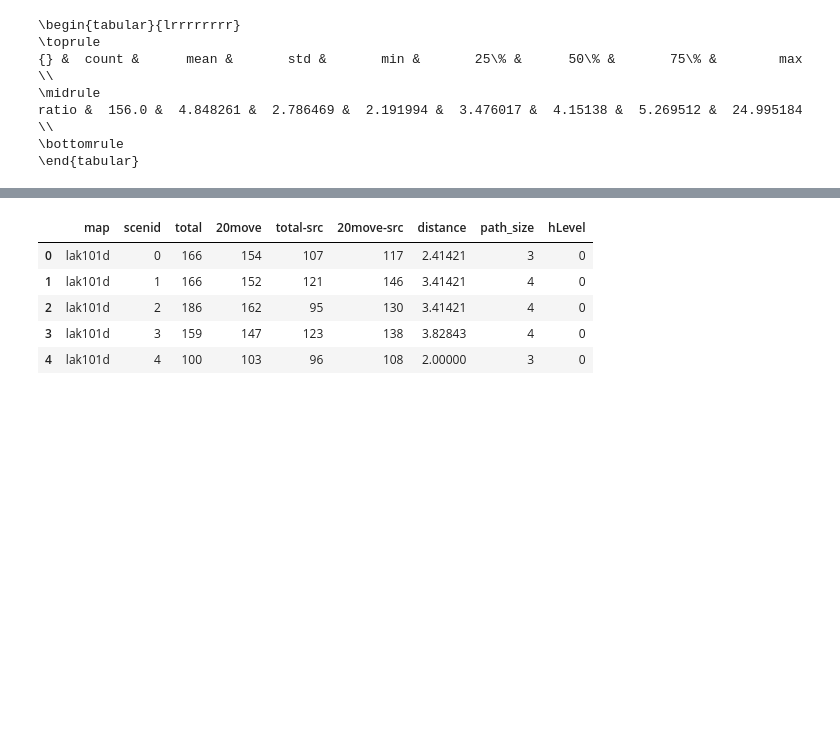
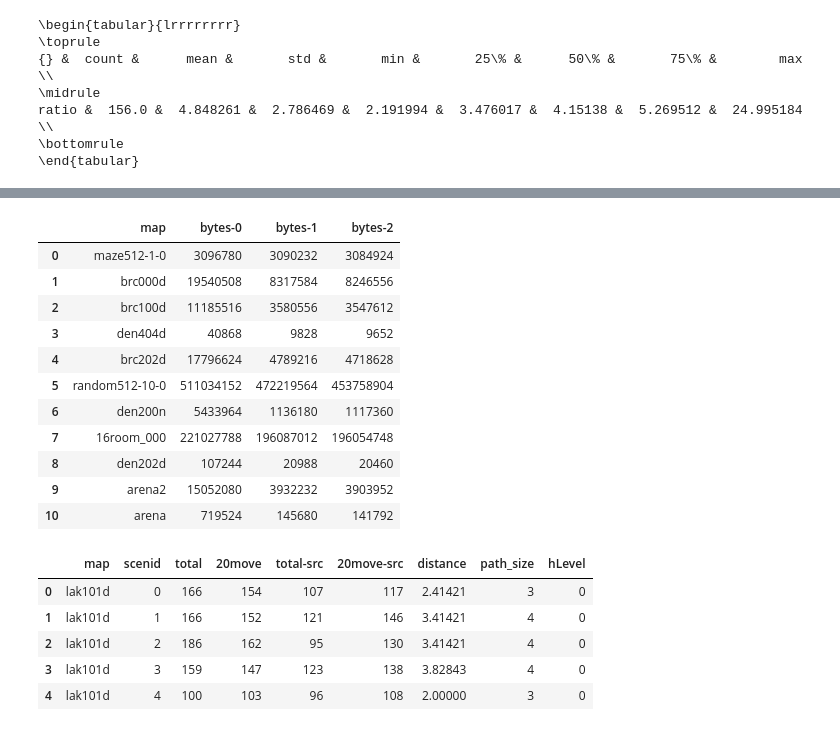
Before and after one commit to eggeek/CPD-Hsymbol-Wildcard, a Jupyter notebook: shizhe/analysis/experiment.ipynb, the cells around one changed output, grey strips where cells are left out. Cells and saved outputs as stored; diff of their text form; code cells hidden in the pictures; blank space fills up the shorter version.

```diff
--- a/shizhe/analysis/experiment.ipynb
+++ b/shizhe/analysis/experiment.ipynb
@@ -69,0 +53,17 @@ max   &   24.995184 \\
+# %%
+df_size = pd.read_csv(open('size_part.txt'))
+# %%
+df0 = df_size[df_size.hLevel == 0]
+df1 = df_size[df_size.hLevel == 1]
+df2 = df_size[df_size.hLevel == 2]
+
+df0.rename(columns={'bytes': 'bytes-0'}, inplace=True)
+df0.drop(columns=['hLevel'], inplace=True)
+
+df1.rename(columns={'bytes': 'bytes-1'}, inplace=True)
+df1.drop(columns=['hLevel'], inplace=True)
+
+df2.rename(columns={'bytes': 'bytes-2'}, inplace=True)
+df2.drop(columns=['hLevel'], inplace=True)
+df = pd.merge(df0, df1, on='map')
+df = pd.merge(df, df2, on='map')
@@ -70,3 +79,18 @@ max   &   24.995184 \\
+# %%
+df
+# %% [output]
+|  | map | bytes-0 | bytes-1 | bytes-2 |
+| 0 | maze512-1-0 | 3096780 | 3090232 | 3084924 |
+| 1 | brc000d | 19540508 | 8317584 | 8246556 |
+| 2 | brc100d | 11185516 | 3580556 | 3547612 |
+| 3 | den404d | 40868 | 9828 | 9652 |
+| 4 | brc202d | 17796624 | 4789216 | 4718628 |
+| 5 | random512-10-0 | 511034152 | 472219564 | 453758904 |
+| 6 | den200n | 5433964 | 1136180 | 1117360 |
+| 7 | 16room_000 | 221027788 | 196087012 | 196054748 |
+| 8 | den202d | 107244 | 20988 | 20460 |
+| 9 | arena2 | 15052080 | 3932232 | 3903952 |
+| 10 | arena | 719524 | 145680 | 141792 |
 # %%
 prefix = '../outputs/'
 h0 = [prefix + i for i in os.listdir(prefix) if i.endswith('0.txt')]
```
Also changed, not shown: parts of 2 cells of this notebook, 2 other files.
